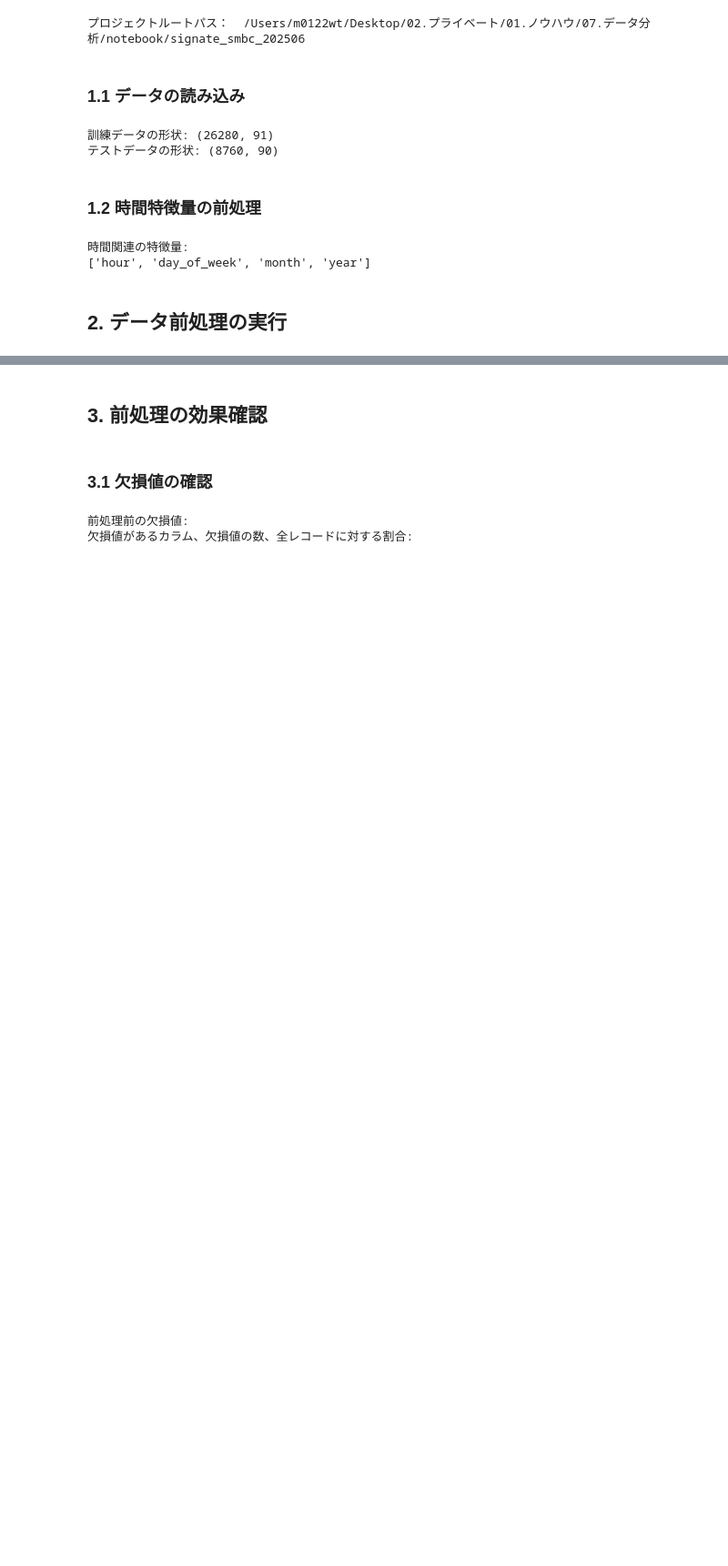
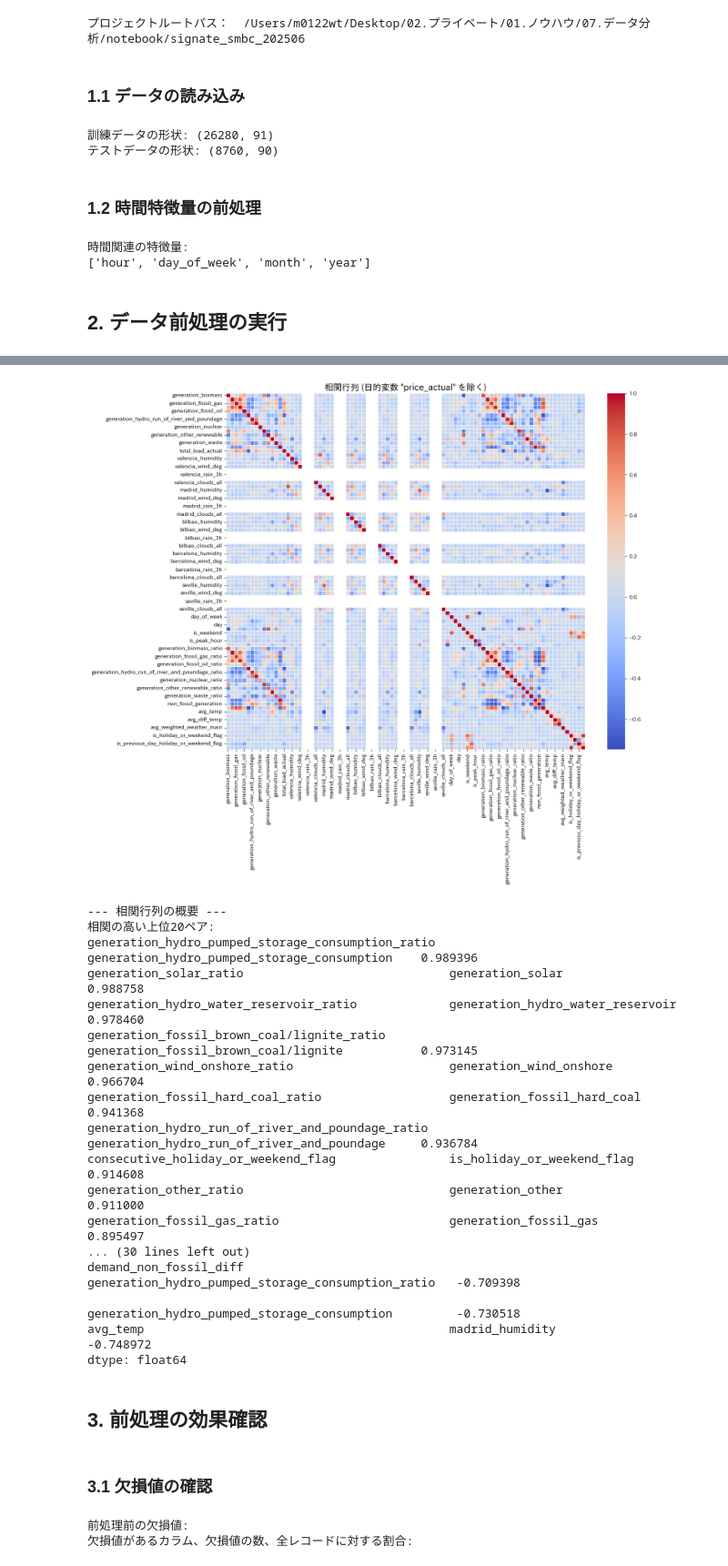
Before and after one commit to yukibefree/notebook, a Jupyter notebook: signate_smbc_202506/notebooks/02_data_preprocessing.ipynb, the cells around one changed output, grey strips where cells are left out. Shown at 91% size. Saved outputs shown, nothing was run; the diff lists cells and outputs as text; code cells hidden in the pictures; blank space fills up the shorter version.

```diff
--- a/signate_smbc_202506/notebooks/02_data_preprocessing.ipynb
+++ b/signate_smbc_202506/notebooks/02_data_preprocessing.ipynb
@@ -97,3 +118,25 @@ print("前処理後のテストデータの形状:", test_processed.shape)
+# %%
+# 相関の確認
+plot_correlation_matrix_excluding_target(train_processed, 'price_actual')
+# %% [output]
+[figure, added]
+--- 相関行列の概要 ---
+相関の高い上位20ペア:
+generation_hydro_pumped_storage_consumption_ratio  generation_hydro_pumped_storage_consumption    0.989396
+generation_solar_ratio                             generation_solar                               0.988758
+generation_hydro_water_reservoir_ratio             generation_hydro_water_reservoir               0.978460
+generation_fossil_brown_coal/lignite_ratio         generation_fossil_brown_coal/lignite           0.973145
+generation_wind_onshore_ratio                      generation_wind_onshore                        0.966704
+generation_fossil_hard_coal_ratio                  generation_fossil_hard_coal                    0.941368
+generation_hydro_run_of_river_and_poundage_ratio   generation_hydro_run_of_river_and_poundage     0.936784
+consecutive_holiday_or_weekend_flag                is_holiday_or_weekend_flag                     0.914608
+generation_other_ratio                             generation_other                               0.911000
+generation_fossil_gas_ratio                        generation_fossil_gas                          0.895497
+... (30 lines left out)
+demand_non_fossil_diff                             generation_hydro_pumped_storage_consumption_ratio   -0.709398
+                                                   generation_hydro_pumped_storage_consumption         -0.730518
+avg_temp                                           madrid_humidity                                     -0.748972
+dtype: float64
 # %% [markdown]
 ## 3. 前処理の効果確認
 # %% [markdown]
```
Also changed, not shown: parts of 7 cells of this notebook, 5 other files.
